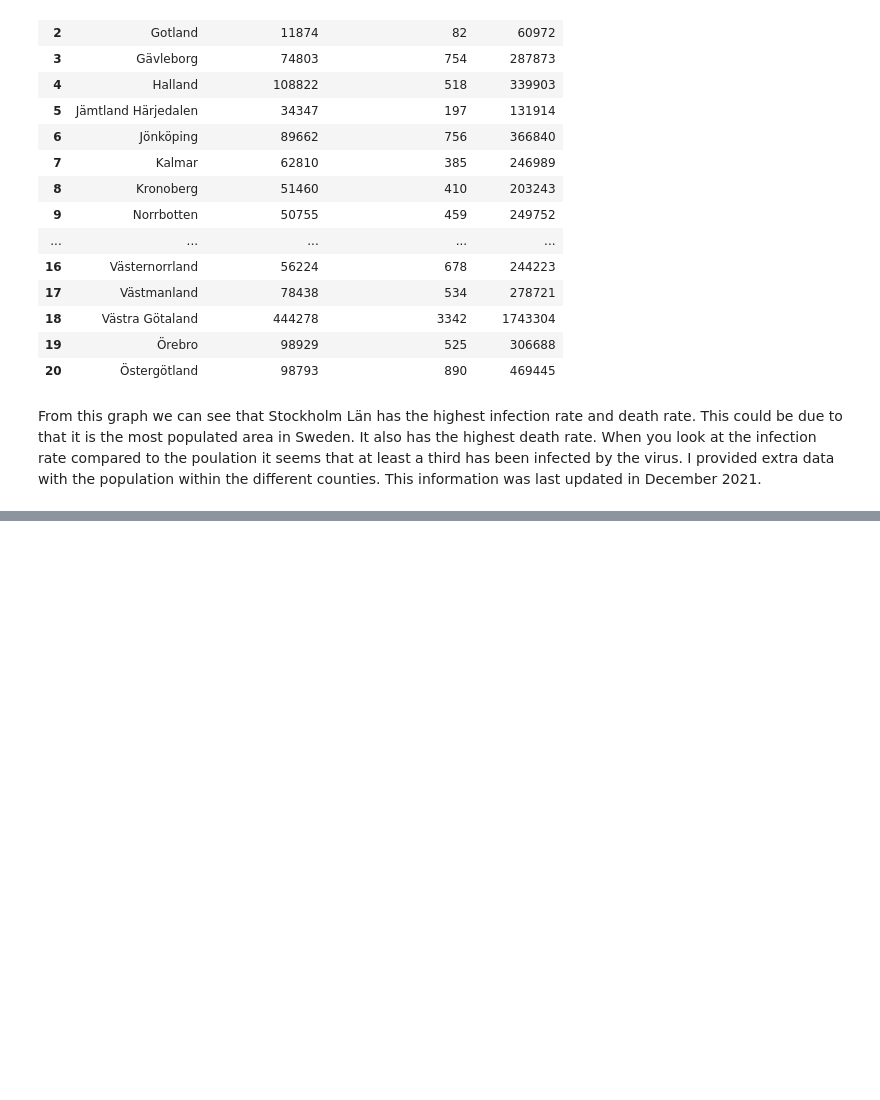
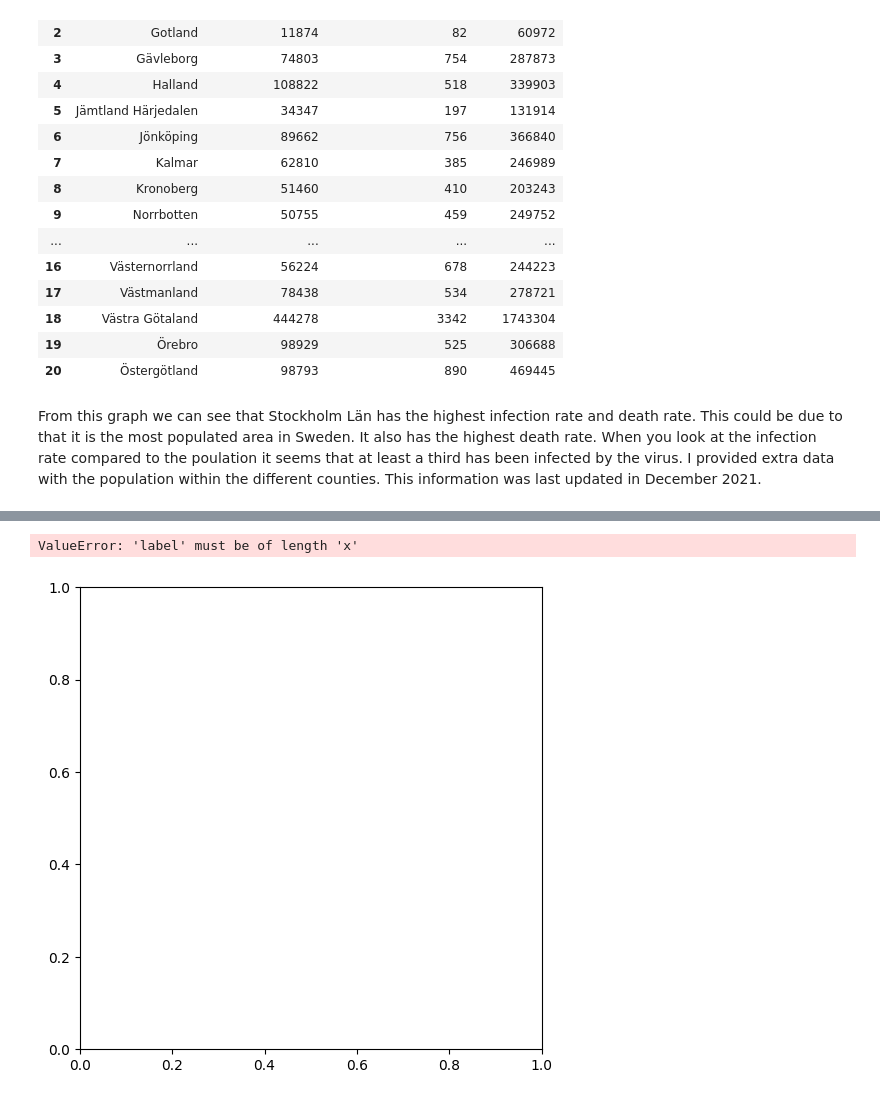
Before and after one commit to SCGlass/Data-Processing-Sam-Glass, a Jupyter notebook: Lab_Covid/Lab_exercise_3.ipynb, the cells around one changed output, grey strips where cells are left out. Cells and saved outputs as stored; diff of their text form; code cells hidden in the pictures; blank space fills up the shorter version.

```diff
--- a/Lab_Covid/Lab_exercise_3.ipynb
+++ b/Lab_Covid/Lab_exercise_3.ipynb
@@ -205,0 +207,4 @@ From this graph we can see that Stockholm Län has the highest infection rate an
+# %%
+df_vaccine_gender = pd.read_excel("../Lab_Covid/Data/Folkhalsomyndigheten_Covid19_Vaccine.xlsx","Vaccinerade kön")
+df_vaccine_gender.info()
+df_vaccine_gender
@@ -205,0 +230,6 @@ From this graph we can see that Stockholm Län has the highest infection rate an
+# %%
+df_vaccine_gender["Kön/Dos"] = df_vaccine_gender["Kön"].str.cat(df_vaccine_gender["Vaccinationsstatus"], sep=": ") # combining two columns together
+df_vaccine_gender.drop("Kön",inplace=True, axis=1) # removing one of the original columns
+df_vaccine_gender.drop("Vaccinationsstatus",inplace=True, axis=1) #removing the second column
+df_vaccine_gender = df_vaccine_gender[['Kön/Dos','Antal vaccinerade','Andel vaccinerade']]
+df_vaccine_gender
@@ -205,0 +244,4 @@ From this graph we can see that Stockholm Län has the highest infection rate an
+# %%
+# Dividing the Data frame into two to seperate data frames total amounts and gender based
+df_vaccine_total = df_vaccine_gender.iloc[:2]
+df_vaccine_total
@@ -205,0 +301,10 @@ From this graph we can see that Stockholm Län has the highest infection rate an
+# %%
+#Using matplotlib
+pie, ax = plt.subplots(figsize=[10,6])
+labels = df_vaccine_total.keys()
+plt.pie(x=df_vaccine_total["Antal vaccinerade"], autopct="%.1f%%", explode=[0.05]*4, labels=labels, pctdistance=0.5)
+plt.title("Delivery Tips by type", fontsize=14);
+#pie.savefig("DeliveryPieChart.png")
+# %% [output]
+ValueError: 'label' must be of length 'x'
+[figure, added]
```
Also changed, not shown: parts of 10 cells of this notebook, 2 other files.
